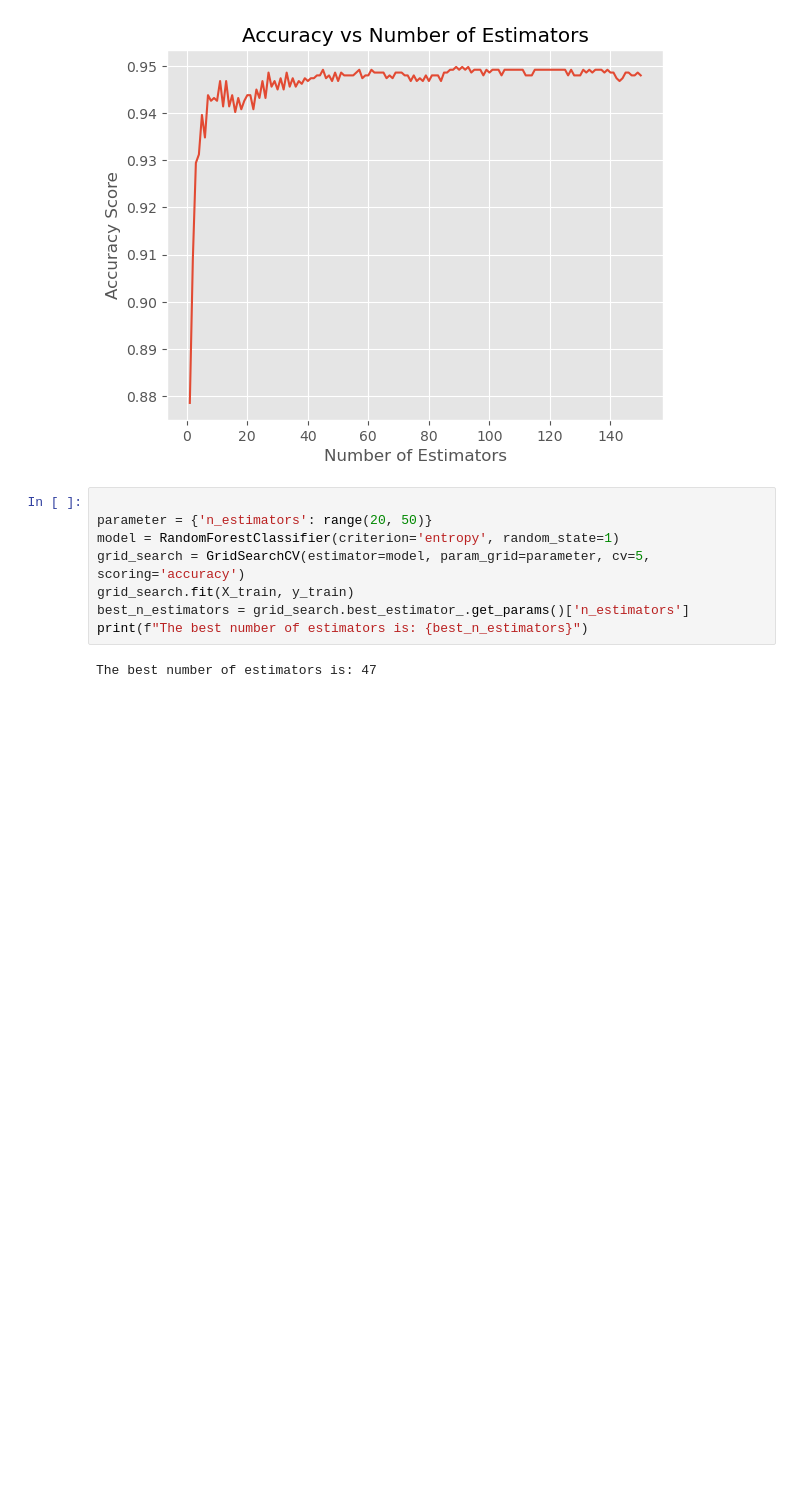
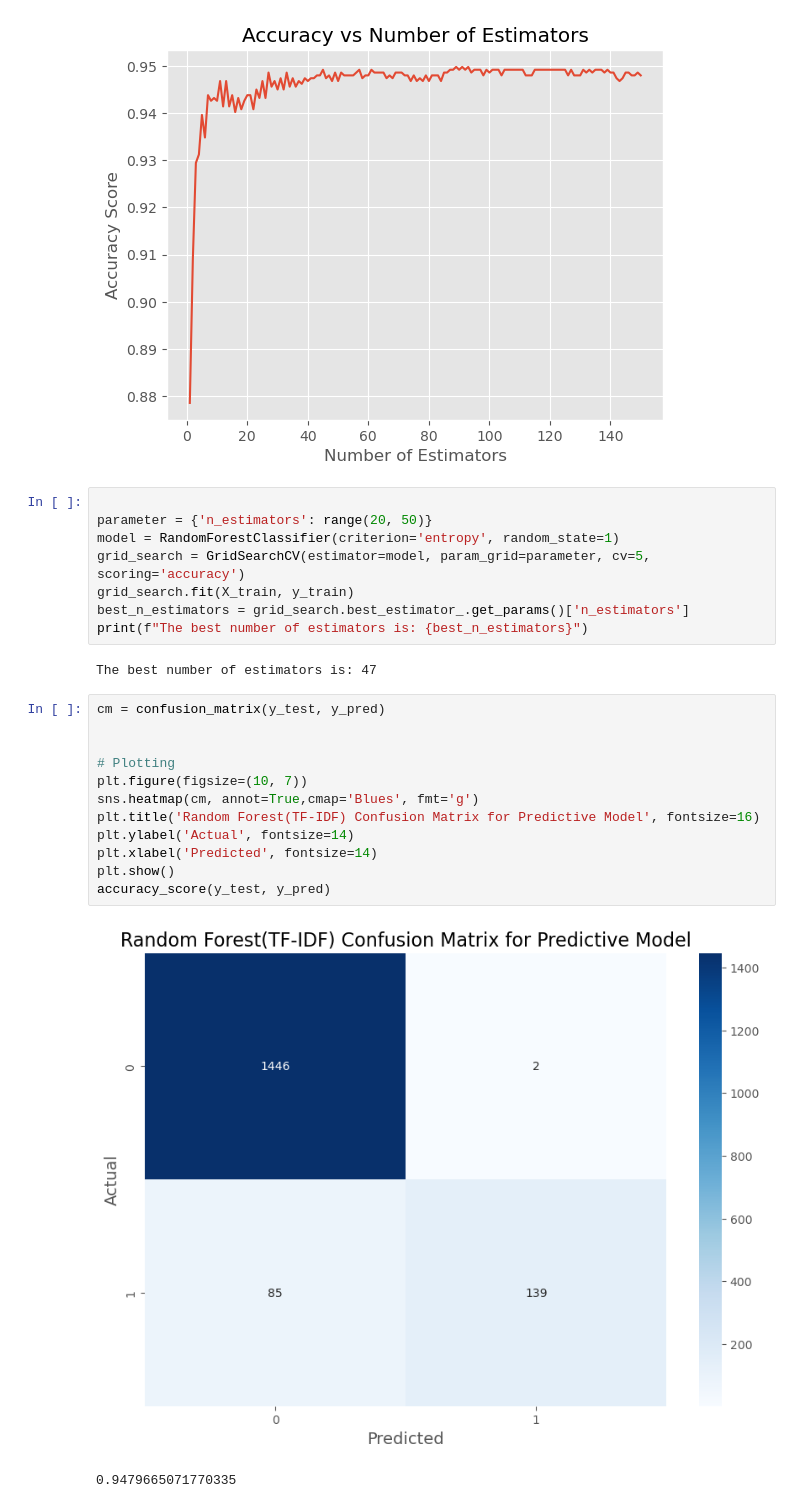
Before and after one commit to jimmy080823/NLP_final, a Jupyter notebook: final_assignment.ipynb, the cells around one changed output. Cells and saved outputs as stored; diff of their text form; blank space fills up the shorter version.

```diff
--- a/final_assignment.ipynb
+++ b/final_assignment.ipynb
@@ -266,3 +266,18 @@ best_n_estimators = grid_search.best_estimator_.get_params()['n_estimators']
 print(f"The best number of estimators is: {best_n_estimators}")
 # %% [output]
 The best number of estimators is: 47
+# %%
+cm = confusion_matrix(y_test, y_pred)
+
+
+# Plotting
+plt.figure(figsize=(10, 7))
+sns.heatmap(cm, annot=True,cmap='Blues', fmt='g')
+plt.title('Random Forest(TF-IDF) Confusion Matrix for Predictive Model', fontsize=16)
+plt.ylabel('Actual', fontsize=14)
+plt.xlabel('Predicted', fontsize=14)
+plt.show()
+accuracy_score(y_test, y_pred)
+# %% [output]
+[figure, added]
+0.9479665071770335
```
